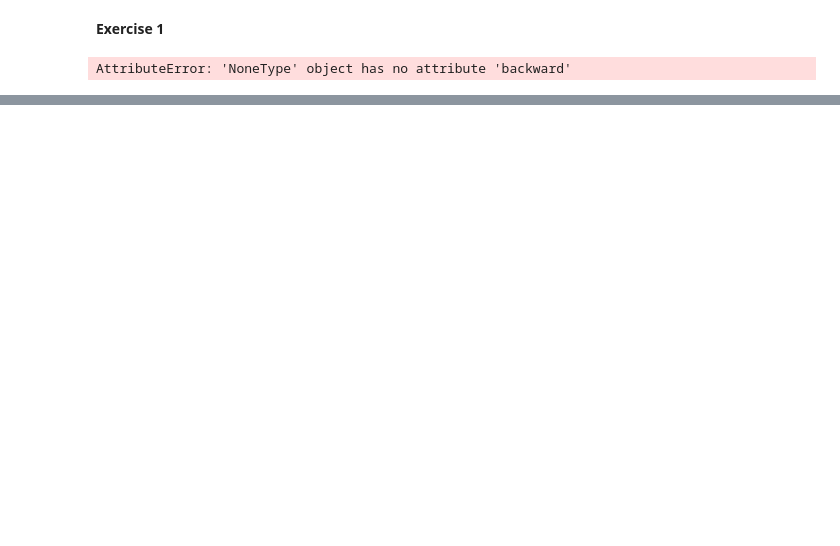
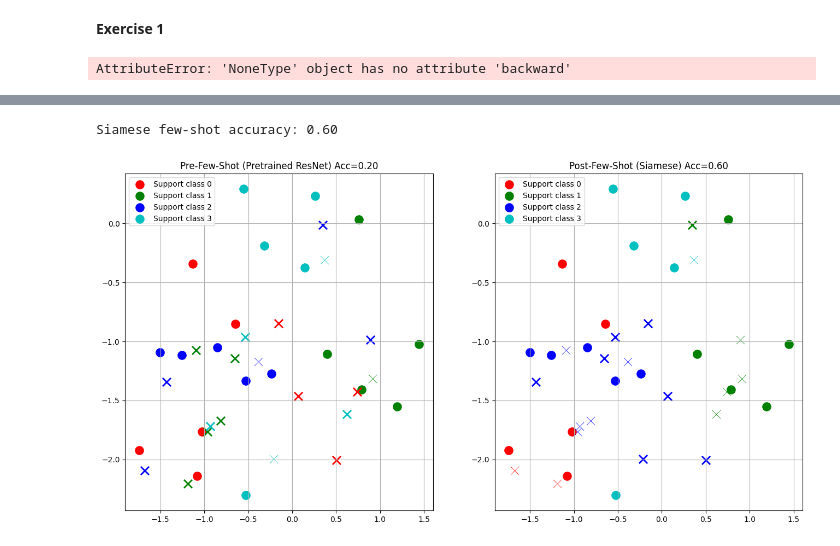
Before and after one commit to miadamczyk/miniproject, a Jupyter notebook: notebook1.ipynb, the cells around one changed output, grey strips where cells are left out. Saved outputs shown, nothing was run; the diff lists cells and outputs as text; code cells hidden in the pictures; blank space fills up the shorter version.

```diff
--- a/notebook1.ipynb
+++ b/notebook1.ipynb
@@ -754,0 +951,64 @@ Matching Networks are a few-shot learning approach that extends the ideas of Pro
+# %%
+backbone = torchvision.models.resnet18(weights=True)
+backbone.fc = nn.Identity()
+backbone = backbone.to(device)
+backbone.eval()
+
+with torch.no_grad():
+    support_embeds = backbone(support_x)
+    query_embeds   = backbone(query_x)
+
+# L2 distance
+dists = torch.cdist(query_embeds, support_embeds)
+min_indices = dists.argmin(dim=1)
+siamese_preds = mapped_support_y[min_indices]
+
+siamese_acc = (siamese_preds == mapped_query_y).float().mean().item()
+print(f"Siamese few-shot accuracy: {siamese_acc:.2f}")
+# %% [output]
+Siamese few-shot accuracy: 0.60
+# %%
+all_embeds = torch.cat([support_embeds, query_embeds], dim=0).cpu().numpy()
+tsne = TSNE(n_components=2, random_state=42)
+all_2d = tsne.fit_transform(all_embeds)
+
+support_2d = all_2d[:len(support_embeds)]
+query_2d   = all_2d[len(support_embeds):]
+
+colors = ['r', 'g', 'b', 'c', 'm', 'y', 'k', 'orange'][:n_way]
+
+fig, axes = plt.subplots(1, 2, figsize=(16, 8))
+
+def plot_tsne(ax, preds, title):
+    # Support points
+    for c in range(n_way):
+        ax.scatter(
+            support_2d[mapped_support_y.cpu() == c, 0],
+            support_2d[mapped_support_y.cpu() == c, 1],
+            color=colors[c],
+            label=f'Support class {c}',
+            s=120
+        )
+    # Query points
+    for i in range(len(query_2d)):
+        correct = preds[i] == mapped_query_y[i]
+        ax.scatter(
+            query_2d[i, 0],
+            query_2d[i, 1],
+            marker='x',
+            color=colors[preds[i]],
+            s=120,
+            edgecolor='r' if not correct else 'k',
+            linewidth=2 if not correct else 0.5
+        )
+    ax.set_title(title)
+    ax.grid(True)
+
+plot_tsne(axes[0], pre_preds, f"Pre-Few-Shot (Pretrained ResNet) Acc={pre_acc:.2f}")
+plot_tsne(axes[1], siamese_preds, f"Post-Few-Shot (Siamese) Acc={siamese_acc:.2f}")
+
+axes[0].legend()
+axes[1].legend()
+plt.show()
+# %% [output]
+[figure, added]
```
Also changed, not shown: parts of 30 cells of this notebook.
